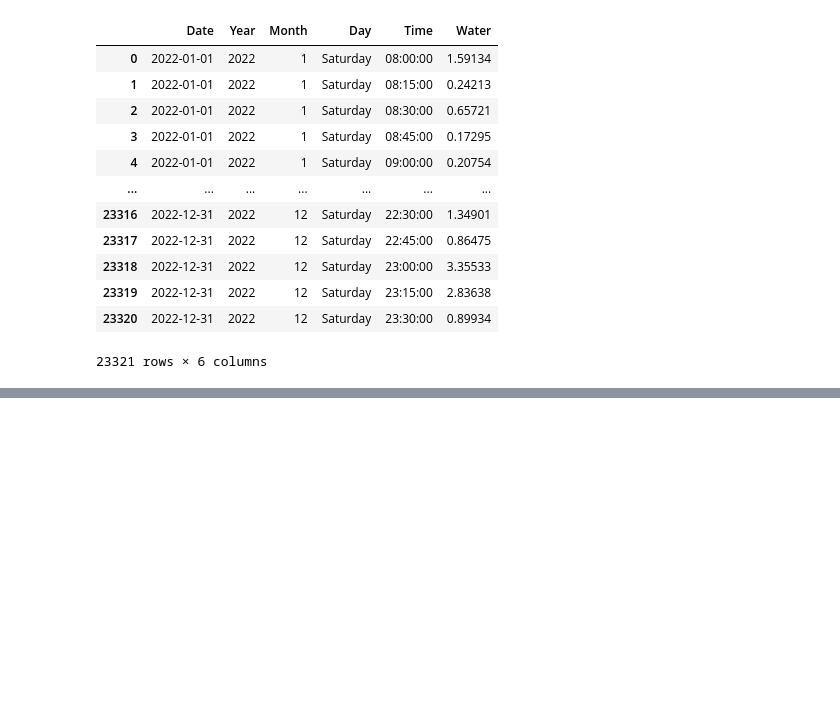
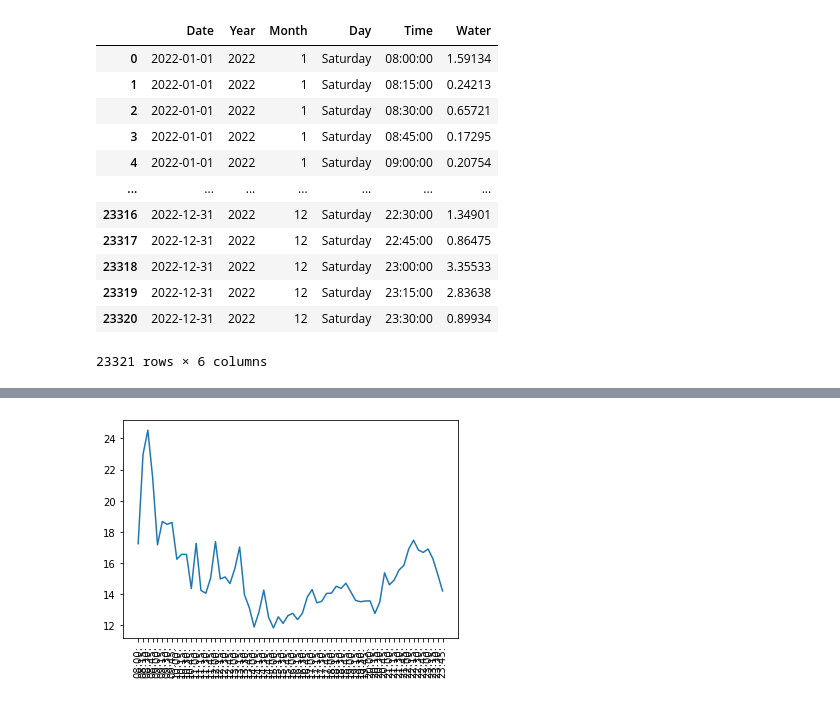
Before and after one commit to tnguyen2907/noah-water-use_ds, a Jupyter notebook: shower.ipynb, the cells around one changed output, grey strips where cells are left out. Cells and saved outputs as stored; diff of their text form; code cells hidden in the pictures; blank space fills up the shorter version.

```diff
--- a/shower.ipynb
+++ b/shower.ipynb
@@ -199,0 +193,15 @@ plt.show()
+# %%
+agg_df = df.groupby(['Day', 'Time']).agg({'Water': 'mean'})
+# %%
+fri = agg_df.loc['Friday']
+
+timestamps = []
+for timestamp in fri.index:
+    timestamps.append(str(timestamp)[:-2])
+plt.figure()
+plt.plot(timestamps, fri['Water'])
+plt.xticks(rotation=90)
+# plt.ylim(0, 30)
+plt.show()
+# %% [output]
+[figure, added]
```
Also changed, not shown: parts of 14 cells of this notebook.
